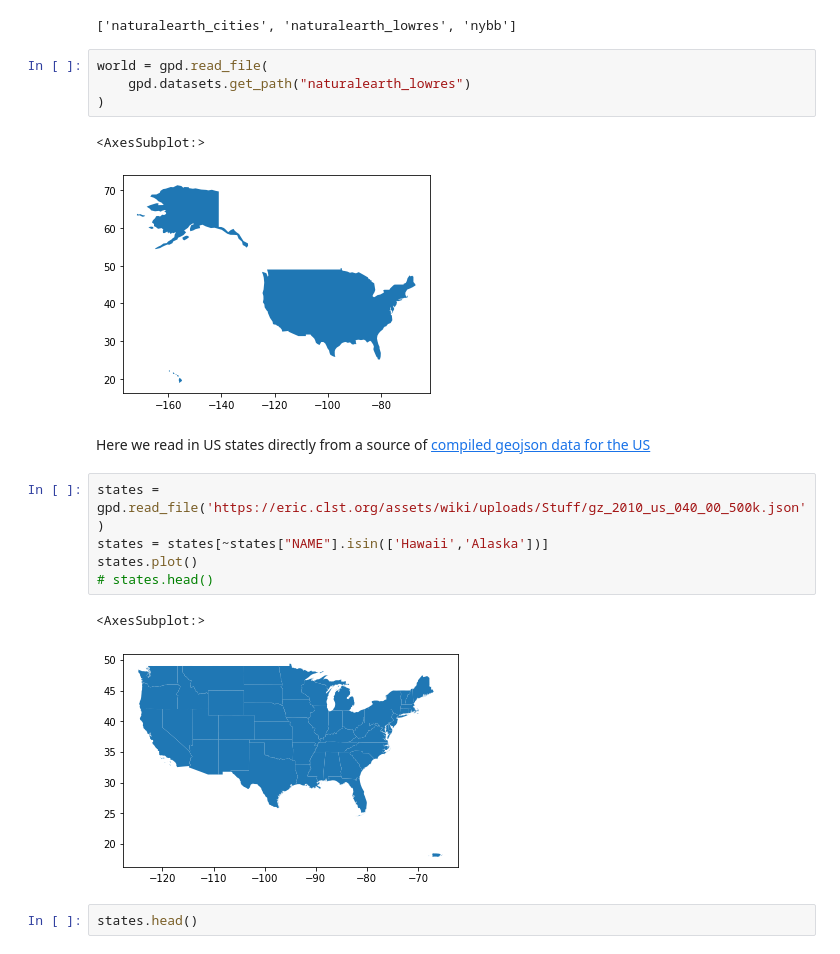
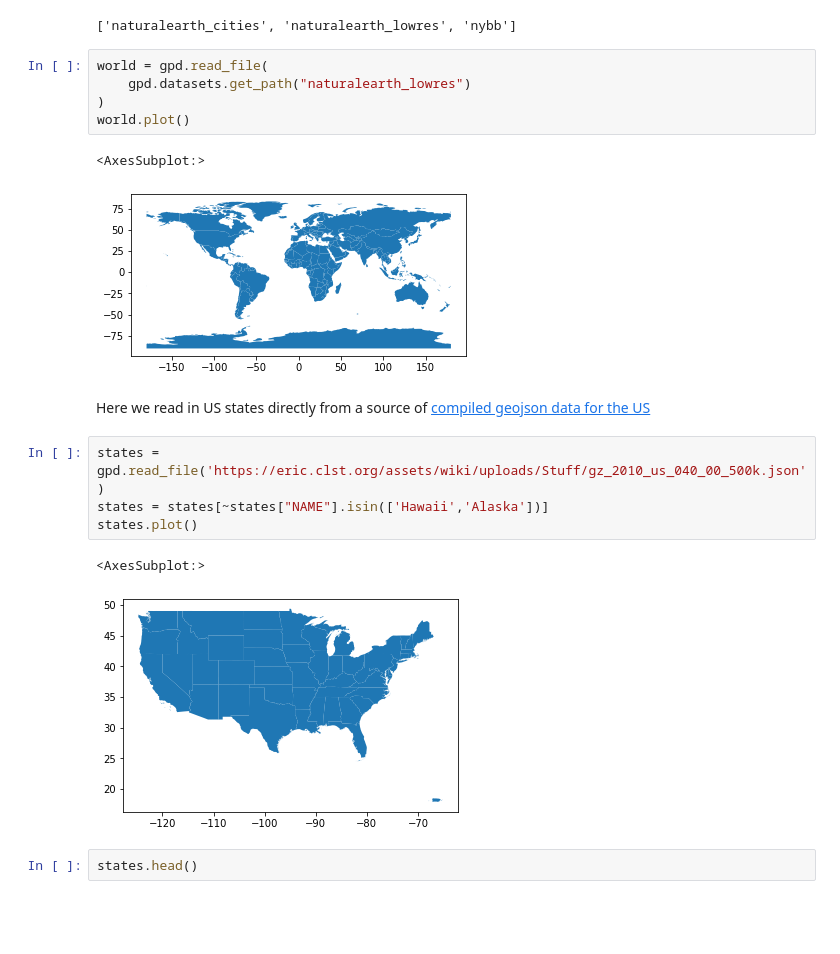
Before and after one commit to mhweber/AWRA2022GeoWorkshop, a Jupyter notebook: Workbooks/Python/Session2/Geoprocessing in Python - Importing.ipynb, the cells around one changed output. Saved outputs shown, nothing was run; the diff lists cells and outputs as text; blank space fills up the shorter version.

```diff
--- a/Workbooks/Python/Session2/Geoprocessing in Python - Importing.ipynb
+++ b/Workbooks/Python/Session2/Geoprocessing in Python - Importing.ipynb
@@ -82,17 +88,17 @@ gpd.datasets.available
 # %%
 world = gpd.read_file(
     gpd.datasets.get_path("naturalearth_lowres")
 )
+world.plot()
 # %% [output]
 <AxesSubplot:>
-[figure, old version]
+[figure, new version]
 # %% [markdown]
 Here we read in US states directly from a source of [compiled geojson data for the US](https://eric.clst.org/tech/usgeojson/)
 # %%
 states = gpd.read_file('https://eric.clst.org/assets/wiki/uploads/Stuff/gz_2010_us_040_00_500k.json')
 states = states[~states["NAME"].isin(['Hawaii','Alaska'])]
 states.plot()
-# states.head()
 # %% [output]
 <AxesSubplot:>
 [figure]
```
Also changed, not shown: parts of 31 cells of this notebook, 1 other file.
